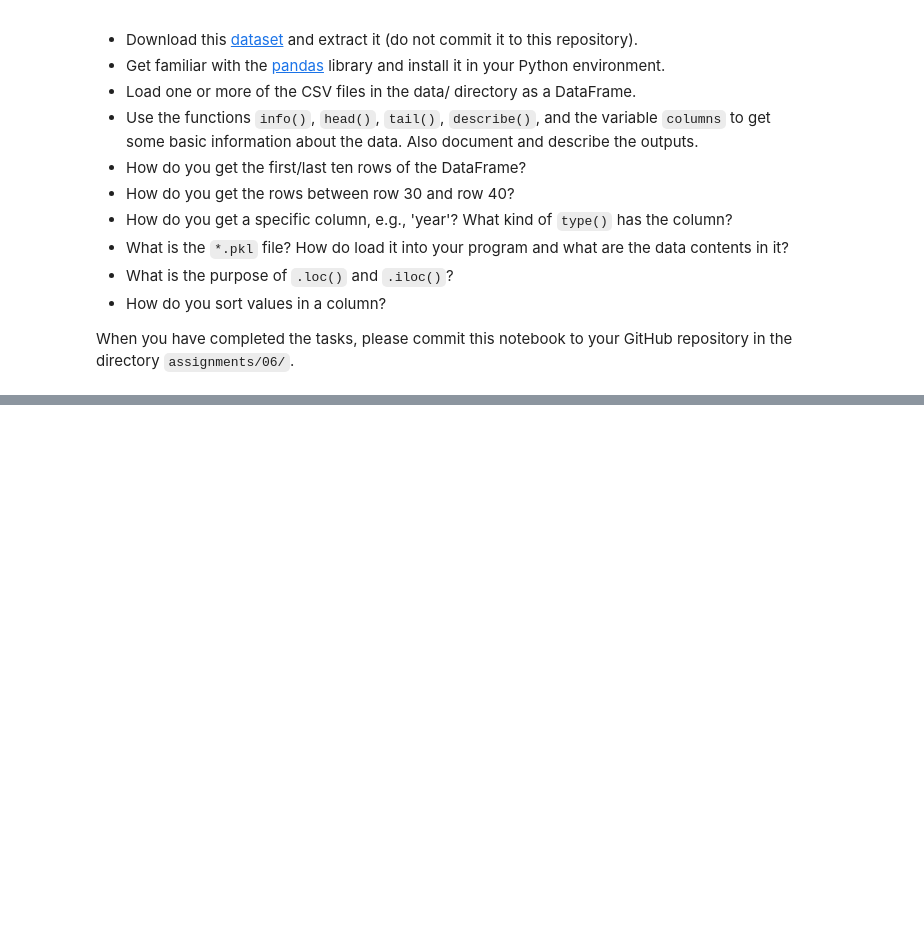
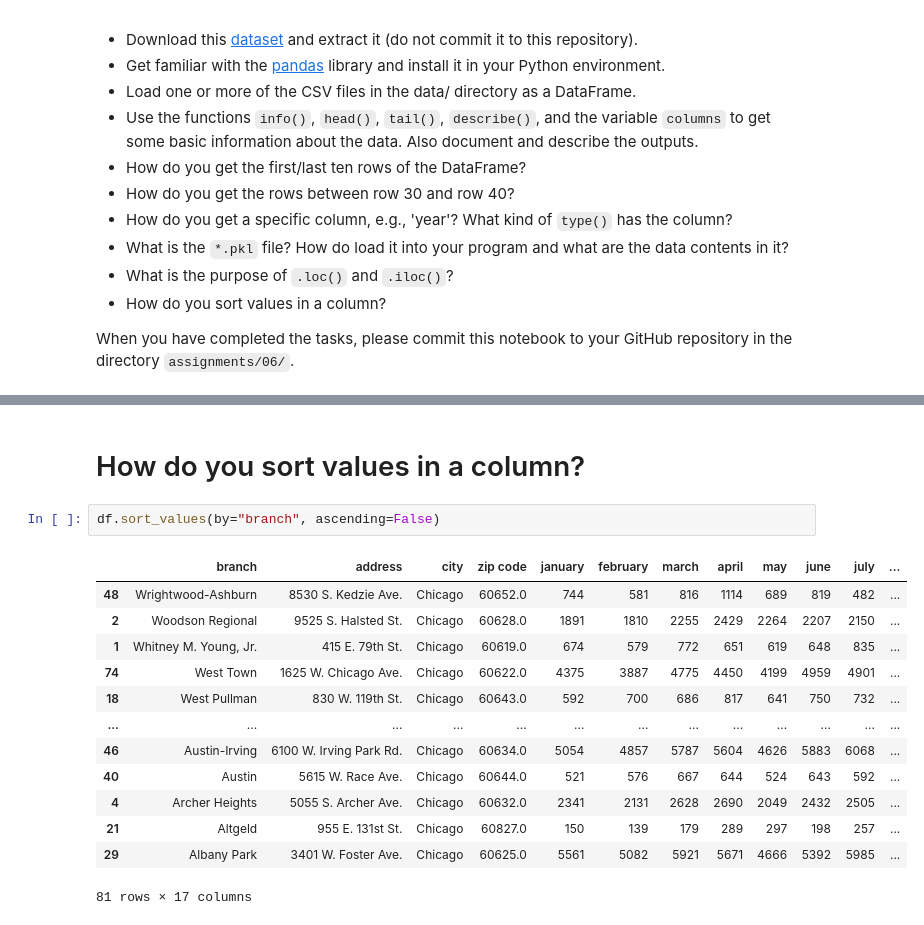
Before and after one commit to irgroup-classrooms/individual-assignments-vacast, a Jupyter notebook: assignments/06/06_python_intro.ipynb, the cells around one changed output, grey strips where cells are left out. Cells and saved outputs as stored; diff of their text form; blank space fills up the shorter version.

```diff
--- a/assignments/06/06_python_intro.ipynb
+++ b/assignments/06/06_python_intro.ipynb
@@ -595,0 +680,18 @@ Troubleshooting Tips:
+# %% [markdown]
+# How do you sort values in a column?
+# %%
+df.sort_values(by="branch", ascending=False)
+# %% [output]
+|  | branch | address | city | zip code | january | february | march | april | may | june | july | ... |
+| 48 | Wrightwood-Ashburn | 8530 S. Kedzie Ave. | Chicago | 60652.0 | 744 | 581 | 816 | 1114 | 689 | 819 | 482 | ... |
+| 2 | Woodson Regional | 9525 S. Halsted St. | Chicago | 60628.0 | 1891 | 1810 | 2255 | 2429 | 2264 | 2207 | 2150 | ... |
+| 1 | Whitney M. Young, Jr. | 415 E. 79th St. | Chicago | 60619.0 | 674 | 579 | 772 | 651 | 619 | 648 | 835 | ... |
+| 74 | West Town | 1625 W. Chicago Ave. | Chicago | 60622.0 | 4375 | 3887 | 4775 | 4450 | 4199 | 4959 | 4901 | ... |
+| 18 | West Pullman | 830 W. 119th St. | Chicago | 60643.0 | 592 | 700 | 686 | 817 | 641 | 750 | 732 | ... |
+| ... | ... | ... | ... | ... | ... | ... | ... | ... | ... | ... | ... | ... |
+| 46 | Austin-Irving | 6100 W. Irving Park Rd. | Chicago | 60634.0 | 5054 | 4857 | 5787 | 5604 | 4626 | 5883 | 6068 | ... |
+| 40 | Austin | 5615 W. Race Ave. | Chicago | 60644.0 | 521 | 576 | 667 | 644 | 524 | 643 | 592 | ... |
+| 4 | Archer Heights | 5055 S. Archer Ave. | Chicago | 60632.0 | 2341 | 2131 | 2628 | 2690 | 2049 | 2432 | 2505 | ... |
+| 21 | Altgeld | 955 E. 131st St. | Chicago | 60827.0 | 150 | 139 | 179 | 289 | 297 | 198 | 257 | ... |
+| 29 | Albany Park | 3401 W. Foster Ave. | Chicago | 60625.0 | 5561 | 5082 | 5921 | 5671 | 4666 | 5392 | 5985 | ... |
+81 rows × 17 columns
```
Also changed, not shown: parts of 53 cells of this notebook, 3 other files.
